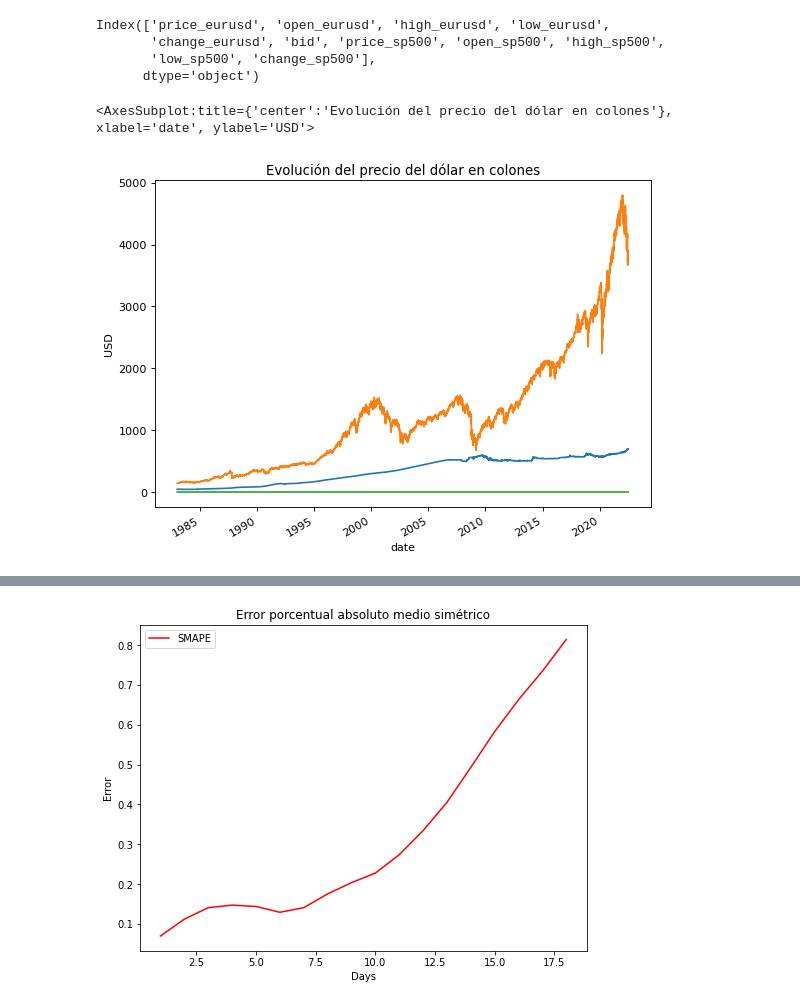
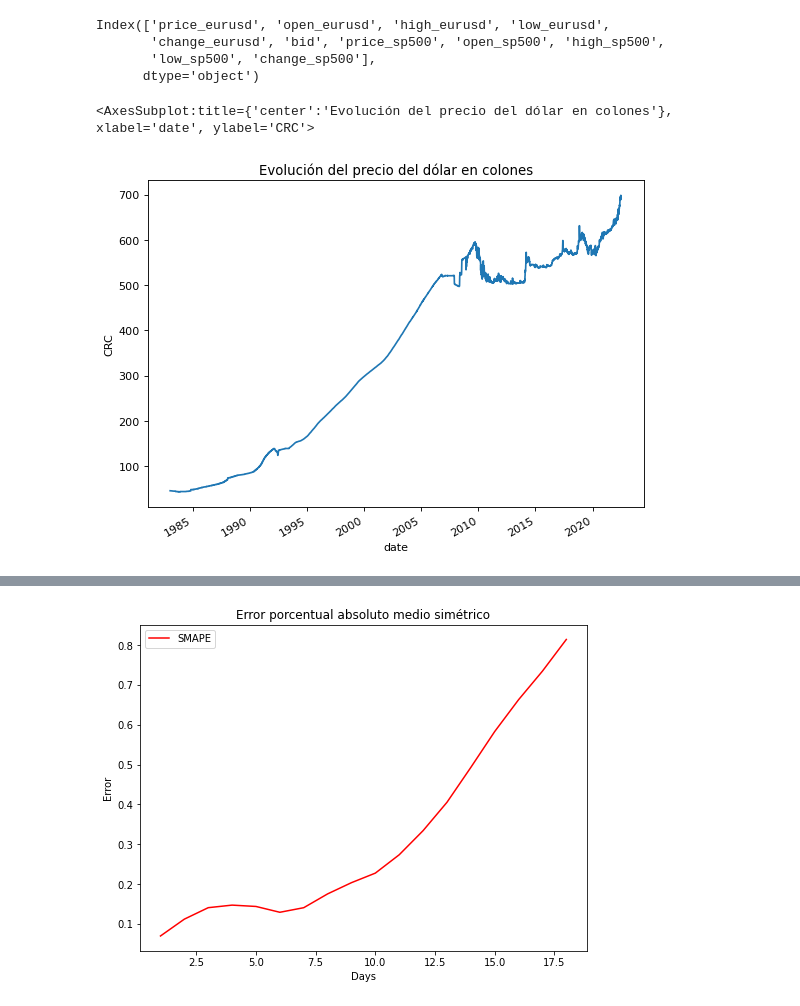
Before and after one commit to caschb/dollar_price_forecasting, a Jupyter notebook: arima_forecasting.ipynb, the cells around one changed output, grey strips where cells are left out. Saved outputs shown, nothing was run; the diff lists cells and outputs as text; code cells hidden in the pictures.

Commit message:
Presentation-ready version of the ARIMA notebook

```diff
--- a/arima_forecasting.ipynb
+++ b/arima_forecasting.ipynb
@@ -15,27 +13,12 @@ def parser(x):
 # %%
-data = read_csv('full_dataset.csv', header=0, parse_dates=[0], index_col=0, date_parser=parser).drop(['ask'], axis=1)
+data = read_csv('full_dataset.csv', header=0, parse_dates=[0], index_col=0, date_parser= lambda x: datetime.strptime(x, '%m/%d/%Y')).drop(['ask'], axis=1)
 print(data.columns)
 figure(figsize=(8, 6), dpi=80)
 data['bid'].plot(ylabel='CRC', title="Evolución del precio del dólar en colones")
-data['price_sp500'].plot(ylabel='USD', title="Evolución del precio del euro en dólares")
-data['price_eurusd'].plot(ylabel='USD', title="Evolución del precio del dólar en colones")
-# model = ARIMA(series, order=(5, 1, 0))
-# model_fit = model.fit()
-
-# print(model_fit.summary())
-
-# residuals = DataFrame(model_fit.resid)
-# residuals.plot()
-# pyplot.show()
-
-# residuals.plot(kind='kde')
-# pyplot.show()
-
-# print(residuals.describe())
 # %% [output]
 Index(['price_eurusd', 'open_eurusd', 'high_eurusd', 'low_eurusd',
        'change_eurusd', 'bid', 'price_sp500', 'open_sp500', 'high_sp500',
        'low_sp500', 'change_sp500'],
       dtype='object')
-<AxesSubplot:title={'center':'Evolución del precio del dólar en colones'}, xlabel='date', ylabel='USD'>
+<AxesSubplot:title={'center':'Evolución del precio del dólar en colones'}, xlabel='date', ylabel='CRC'>
-[figure, old version]
+[figure, new version]
```
Also changed, not shown: parts of 17 cells of this notebook.
